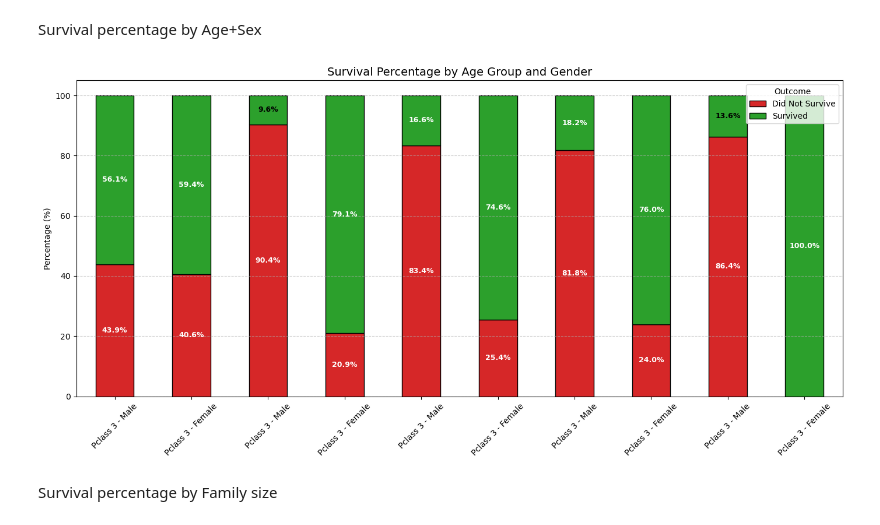
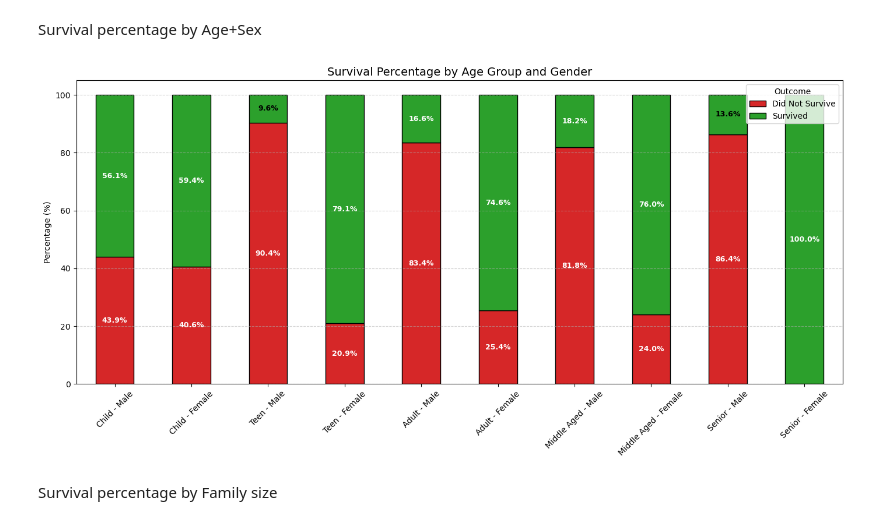
Before and after one commit to teritox/Titanic-Capstone-Project, a Jupyter notebook: ml/notebooks/eda_visualization.ipynb, the cells around one changed output. Cells and saved outputs as stored; diff of their text form; code cells hidden in the pictures.

Commit message:
Fix age+sex visualisation

```diff
--- a/ml/notebooks/eda_visualization.ipynb
+++ b/ml/notebooks/eda_visualization.ipynb
@@ -260,9 +260,14 @@ plt.show()
 # %% [markdown]
 Survival percentage by Age+Sex
 # %%
+# Build AgeBin from one-hot encoded columns (new train_features format)
+agebin_cols = [c for c in train_data.columns if c.startswith('AgeBin_')]
+plot_data = train_data.copy()
+plot_data['AgeBin'] = plot_data[agebin_cols].idxmax(axis=1).str.replace('AgeBin_', '', regex=False)
+
 # Calculate survival percentages
 grouped_age_gender = (
-    train_data
+    plot_data
     .groupby(['AgeBin', 'Sex'])['Survived']
     .value_counts(normalize=True)
     .unstack()
@@ -271,13 +276,12 @@ grouped_age_gender = (
 
 grouped_age_gender.columns = ['Did Not Survive', 'Survived']
 
-# Order Age Groups
 age_order = ['Child', 'Teen', 'Adult', 'Middle Aged', 'Senior']
 grouped_age_gender = grouped_age_gender.reindex(age_order, level=0)
 
-# Cleaner x-axis labels
+# Fix label variable: use age, not pclass
 grouped_age_gender.index = [
-    f"Pclass {pclass} - {'Male' if sex == 0 else 'Female'}"
+    f"{age} - {'Male' if sex == 0 else 'Female'}"
     for age, sex in grouped_age_gender.index
 ]
 
@@ -291,34 +295,34 @@ ax = grouped_age_gender.plot(
 )
 
 plt.title('Survival Percentage by Age Group and Gender', fontsize=14)
 plt.ylabel('Percentage (%)')
 plt.xlabel('')
 plt.legend(title='Outcome')
 plt.xticks(rotation=45)
 plt.grid(axis='y', linestyle='--', alpha=0.6)
 
 # Add percentage labels inside bars
 for i, (idx, row) in enumerate(grouped_age_gender.iterrows()):
     cumulative = 0
     for value in row:
         if value > 0:
             color = 'white' if value > 15 else 'black'
             ax.text(
                 i,
                 cumulative + value / 2,
                 f'{value:.1f}%',
                 ha='center',
                 va='center',
                 color=color,
                 fontsize=9,
                 fontweight='bold'
             )
         cumulative += value
 
 plt.tight_layout()
 plt.show()
 # %% [output]
-[figure, old version]
+[figure, new version]
 # %% [markdown]
 Survival percentage by Family size
 # %%
```
